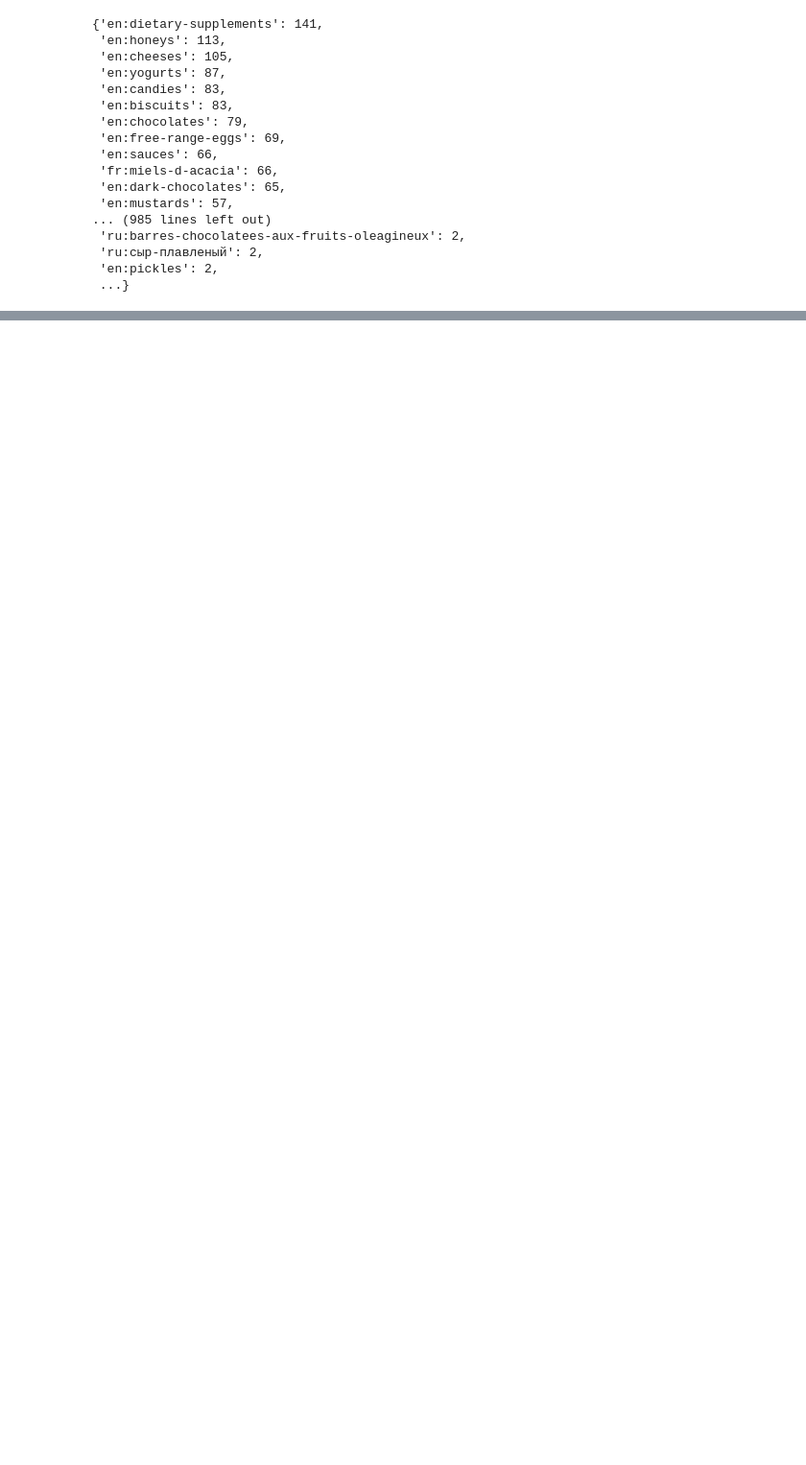
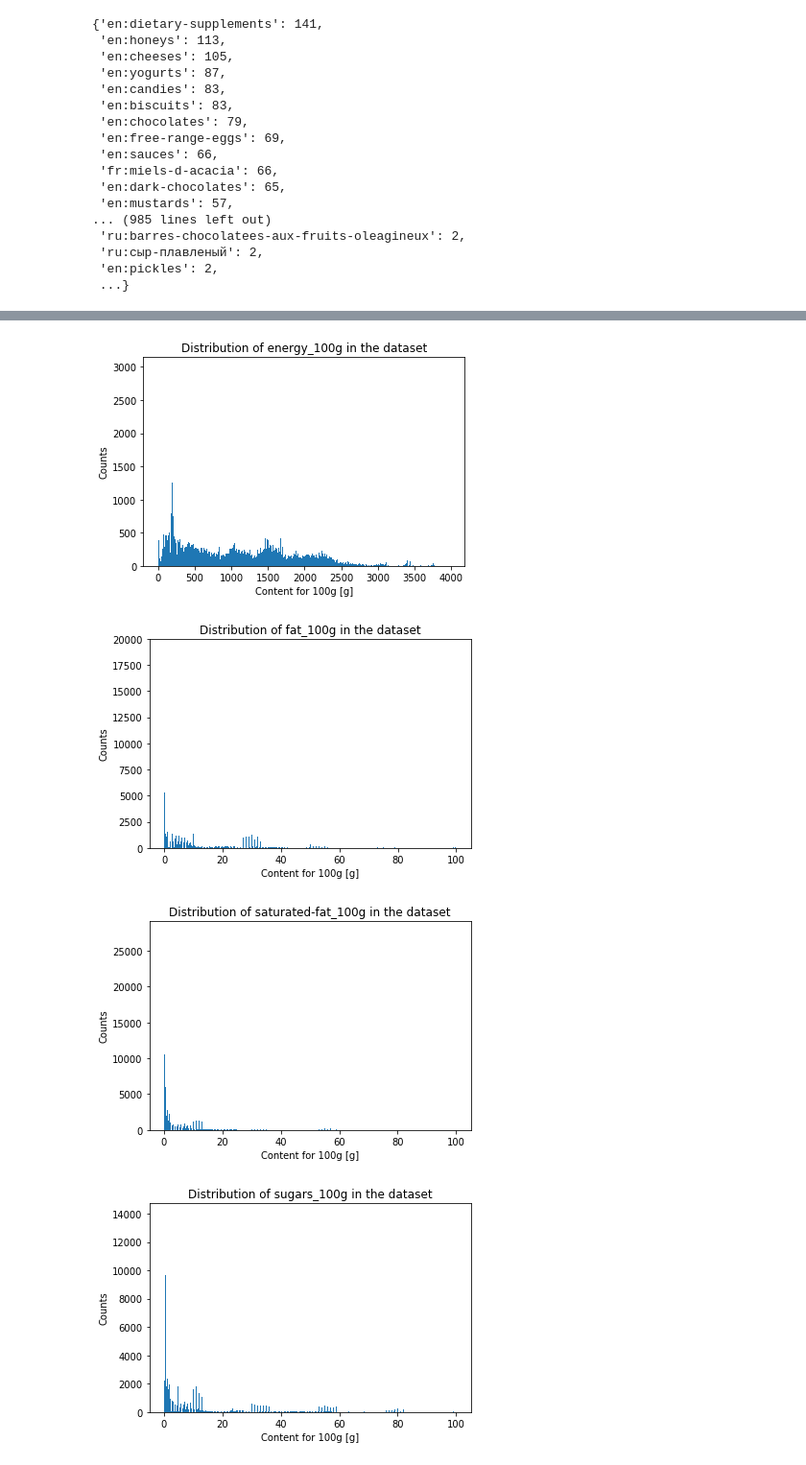
Before and after one commit to gmathez/Project_ADA_2018_Bruttin_Mathez_Petitpierre, a Jupyter notebook: Millestone_2.ipynb, the cells around one changed output, grey strips where cells are left out. Shown at 96% size. Cells and saved outputs as stored; diff of their text form; code cells hidden in the pictures; blank space fills up the shorter version.

Commit message:
Correction, Graphs,

```diff
--- a/Millestone_2.ipynb
+++ b/Millestone_2.ipynb
@@ -336,0 +351,13 @@ Value for fiber_100g : 1.8
+# %%
+for index in range(2, len(data_food.columns)):
+    column = data_food.columns[index]
+    plt.hist(data_food[column], bins = 1000);
+    plt.title('Distribution of {} in the dataset'.format(column));
+    plt.ylabel('Counts');
+    plt.xlabel('Content for 100g [g]')
+    plt.show()
+# %% [output]
+[figure, added]
+[figure, added]
+[figure, added]
+[figure, added]
```
Also changed, not shown: parts of 13 cells of this notebook.
